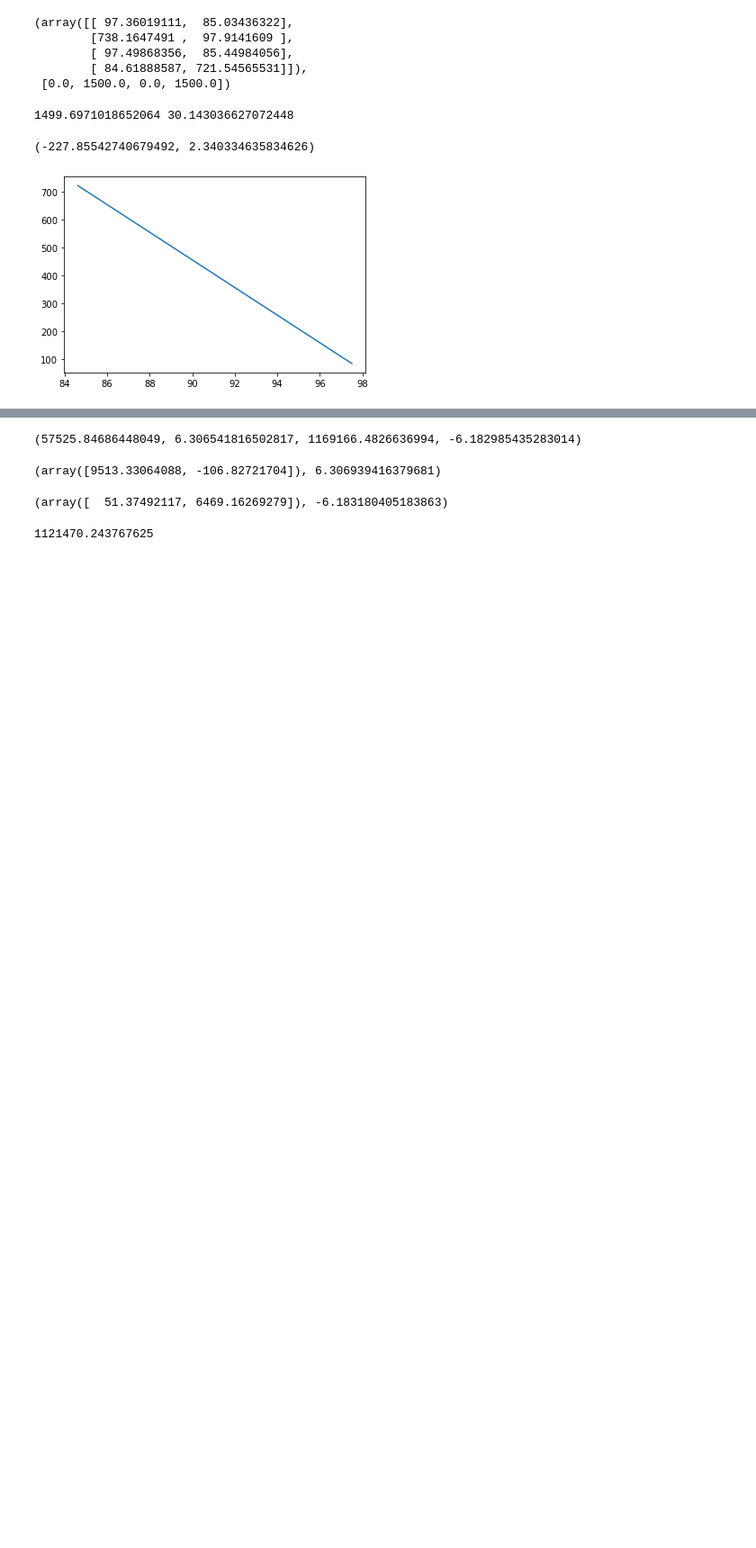
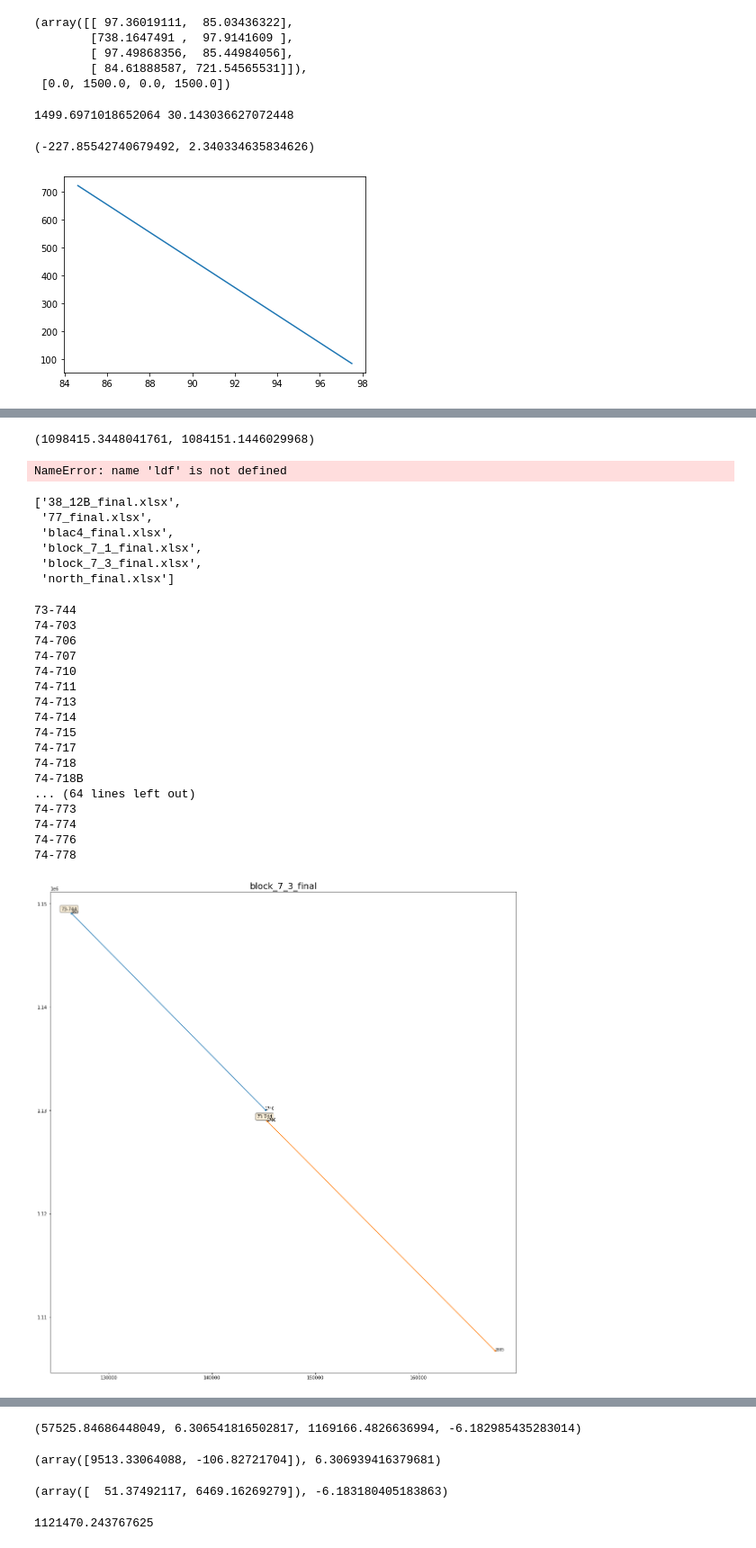
Before and after one commit to narunbabu/seis_im_processing, a Jupyter notebook: MapDigitize/1. Lines on map pixel to coordinate conversion.ipynb, the cells around one changed output, grey strips where cells are left out. Shown at 90% size. Cells and saved outputs as stored; diff of their text form; code cells hidden in the pictures; blank space fills up the shorter version.

```diff
--- a/MapDigitize/1. Lines on map pixel to coordinate conversion.ipynb
+++ b/MapDigitize/1. Lines on map pixel to coordinate conversion.ipynb
@@ -188,0 +275,9 @@ class CoordConverter:
+# %%
+# df.sort_values(by='lno')
+# df[df.shotpoint>0].apply(lambda x: len(x)>0)
+# df=df[df.shotpoint.apply(lambda x: len(x)>0)]
+# df.X
+df=df.drop_duplicates(subset=['X','Y'])
+df.loc[df.index,['shotpoint']]=df.shotpoint.apply(lambda x: int(x))
+df.sort_values(by=['lno','shotpoint'])
+# df.index
@@ -188,0 +298,4 @@ class CoordConverter:
+# %%
+1118740.4080948243+(3216*-6.319982366495077),1118740.4080948243+(5473*-6.319982366495077)
+# %% [output]
+(1098415.3448041761, 1084151.1446029968)
@@ -188,0 +306,62 @@ class CoordConverter:
+# %%
+ldf['lno'].iloc[0]
+# %% [output]
+NameError: name 'ldf' is not defined
+# %%
+import os
+folder=r'D:\Ameyem\Bhugarbho\JOGMEC\ShotpointMap\Vietnam\\'
+files=[f  for f in os.listdir(folder) if 'final.xlsx' in f]
+files
+# %% [output]
+['38_12B_final.xlsx',
+ '77_final.xlsx',
+ 'blac4_final.xlsx',
+ 'block_7_1_final.xlsx',
+ 'block_7_3_final.xlsx',
+ 'north_final.xlsx']
+# %%
+import pandas as pd
+fig=plt.figure(figsize=(20,20))
+props = dict(boxstyle='round', facecolor='wheat', alpha=0.5)
+for f in files:
+    if '7_1' in f or '7_3' in f:
+        fname=r'D:\Ameyem\Bhugarbho\JOGMEC\ShotpointMap\Vietnam\\'+f
+        df=pd.read_excel(fname)
+        for lno in df.lno.unique():
+            print(lno)
+            if lno=='73-744':
+                ldf=df[df.lno==lno]
+                if len(ldf['lno'])>1:
+                    plt.plot(ldf['X-Coord'],ldf['Y-Coord'],'.-')
+
+                    if abs(ldf['Y-Coord'].iloc[0]-ldf['Y-Coord'].iloc[1])>2000:
+                        plt.text(ldf['X-Coord'].iloc[0]-1000,ldf['Y-Coord'].iloc[0]+300,lno,bbox=props,fontsize=10,)
+                    else:
+                        plt.text(ldf['X-Coord'].iloc[0]-3000,ldf['Y-Coord'].iloc[0]-100,lno,bbox=props,fontsize=10,)
+                    for i,sp in enumerate(ldf['shotpoint']):
+                        plt.text(ldf['X-Coord'].iloc[i],ldf['Y-Coord'].iloc[i],str(sp),fontsize=8,)
+
+                else:
+                    print('Single entry is there for ',ldf['lno'].iloc[0])
+plt.title(fname.split('\\')[-1].replace('.xlsx',''),fontsize=20,)
+# plt.axis('tight')
+plt.gca().set_aspect(1)
+# %% [output]
+73-744
+74-703
+74-706
+74-707
+74-710
+74-711
+74-713
+74-714
+74-715
+74-717
+74-718
+74-718B
+... (64 lines left out)
+74-773
+74-774
+74-776
+74-778
+[figure, added]
```
Also changed, not shown: parts of 16 cells of this notebook, 6 other files.
